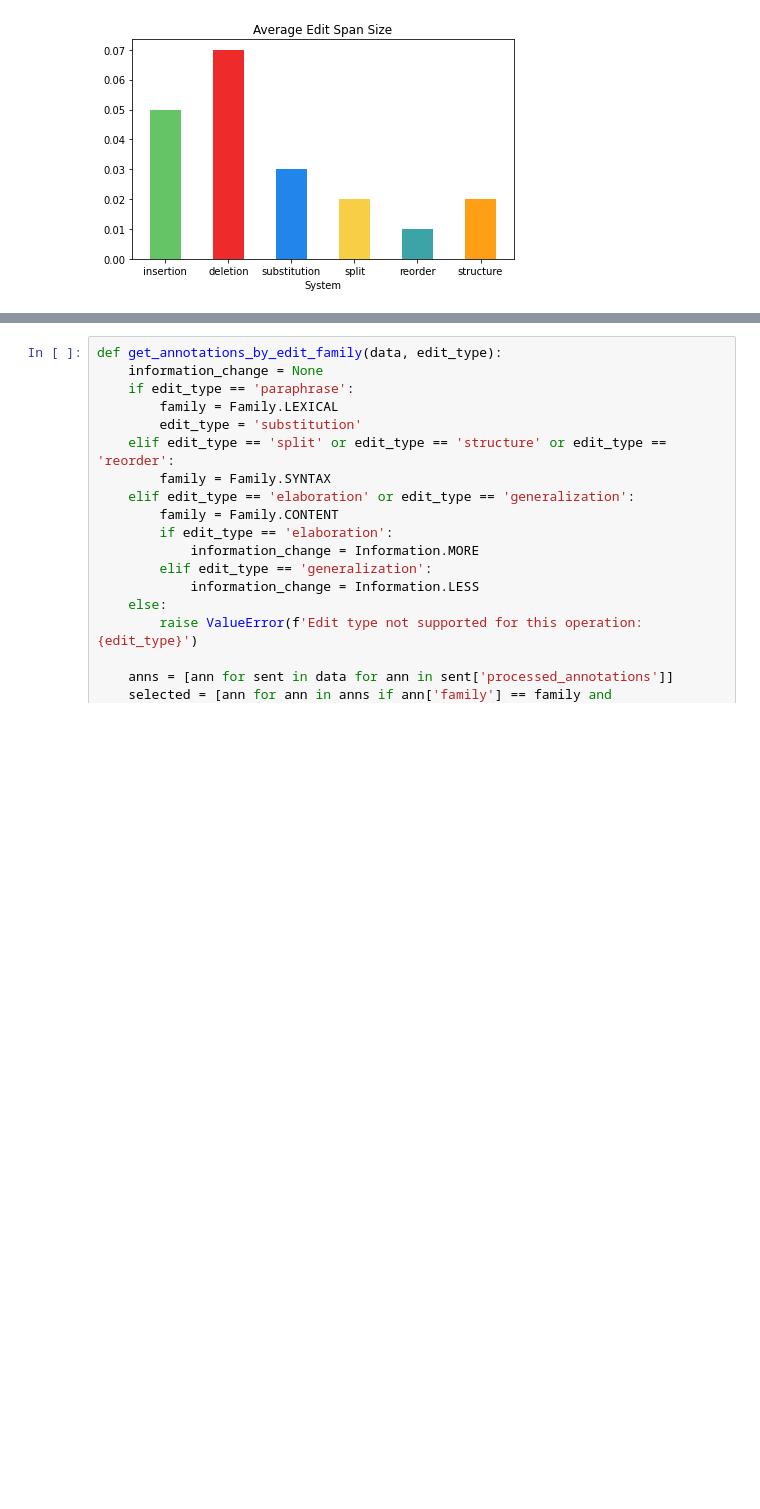
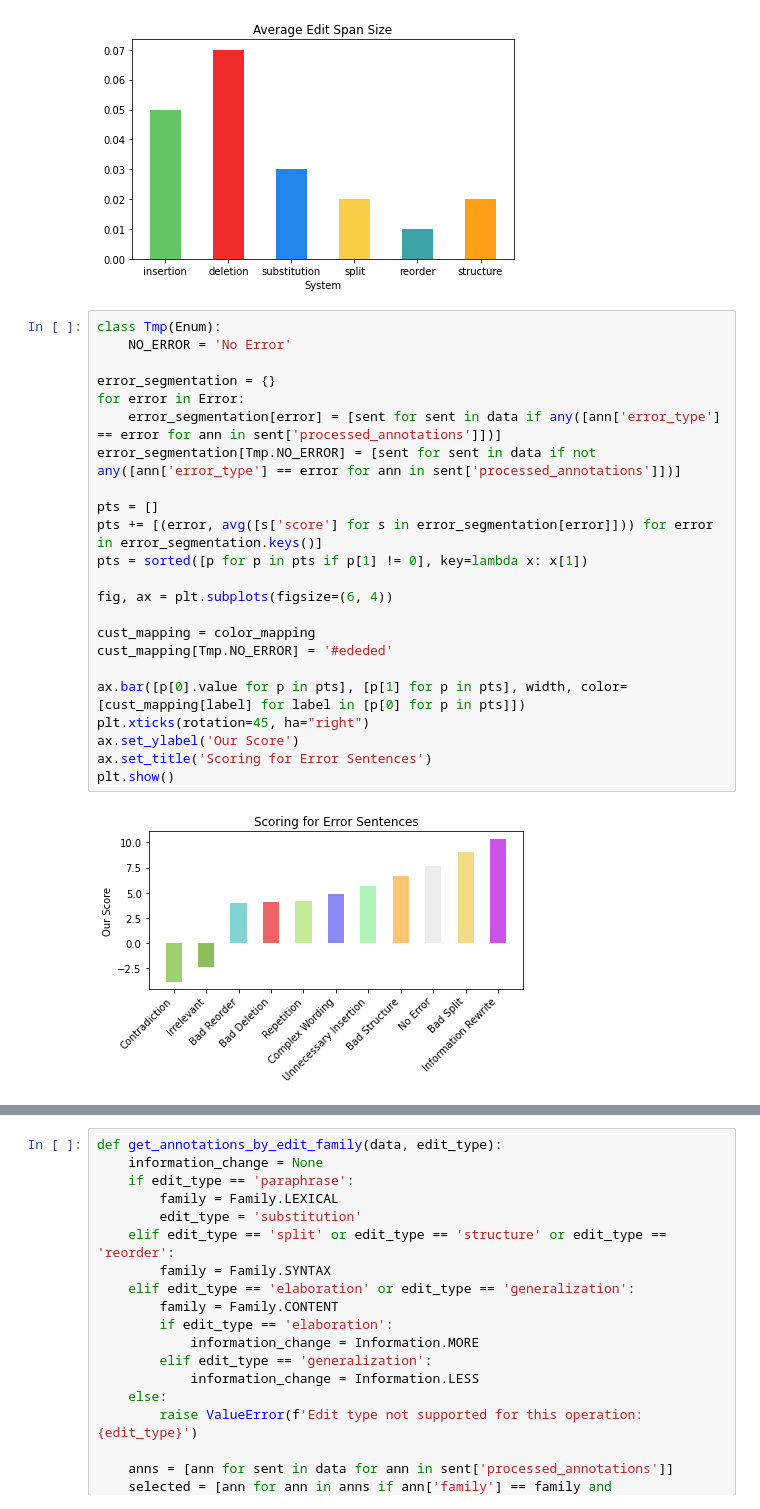
Before and after one commit to Yao-Dou/ts-annotation-tool, a Jupyter notebook: data/analysis/analysis.ipynb, the cells around one changed output, grey strips where cells are left out. Saved outputs shown, nothing was run; the diff lists cells and outputs as text; blank space fills up the shorter version.

Commit message:
add more detailed analysis graphs

```diff
--- a/data/analysis/analysis.ipynb
+++ b/data/analysis/analysis.ipynb
@@ -54,3 +54,28 @@ annotations = [x for y in [sent['processed_annotations'] for sent in data] for x
 avg_span_size(annotations)
 # %% [output]
 [figure]
+# %%
+class Tmp(Enum):
+    NO_ERROR = 'No Error'
+
+error_segmentation = {}
+for error in Error:
+    error_segmentation[error] = [sent for sent in data if any([ann['error_type'] == error for ann in sent['processed_annotations']])]
+error_segmentation[Tmp.NO_ERROR] = [sent for sent in data if not any([ann['error_type'] == error for ann in sent['processed_annotations']])]
+
+pts = []
+pts += [(error, avg([s['score'] for s in error_segmentation[error]])) for error in error_segmentation.keys()]
+pts = sorted([p for p in pts if p[1] != 0], key=lambda x: x[1])
+
+fig, ax = plt.subplots(figsize=(6, 4))
+
+cust_mapping = color_mapping
+cust_mapping[Tmp.NO_ERROR] = '#ededed'
+
+ax.bar([p[0].value for p in pts], [p[1] for p in pts], width, color=[cust_mapping[label] for label in [p[0] for p in pts]])
+plt.xticks(rotation=45, ha="right")
+ax.set_ylabel('Our Score')
+ax.set_title('Scoring for Error Sentences')
+plt.show()
+# %% [output]
+[figure, added]
```
Also changed, not shown: parts of 5 cells of this notebook, 3 other files.
